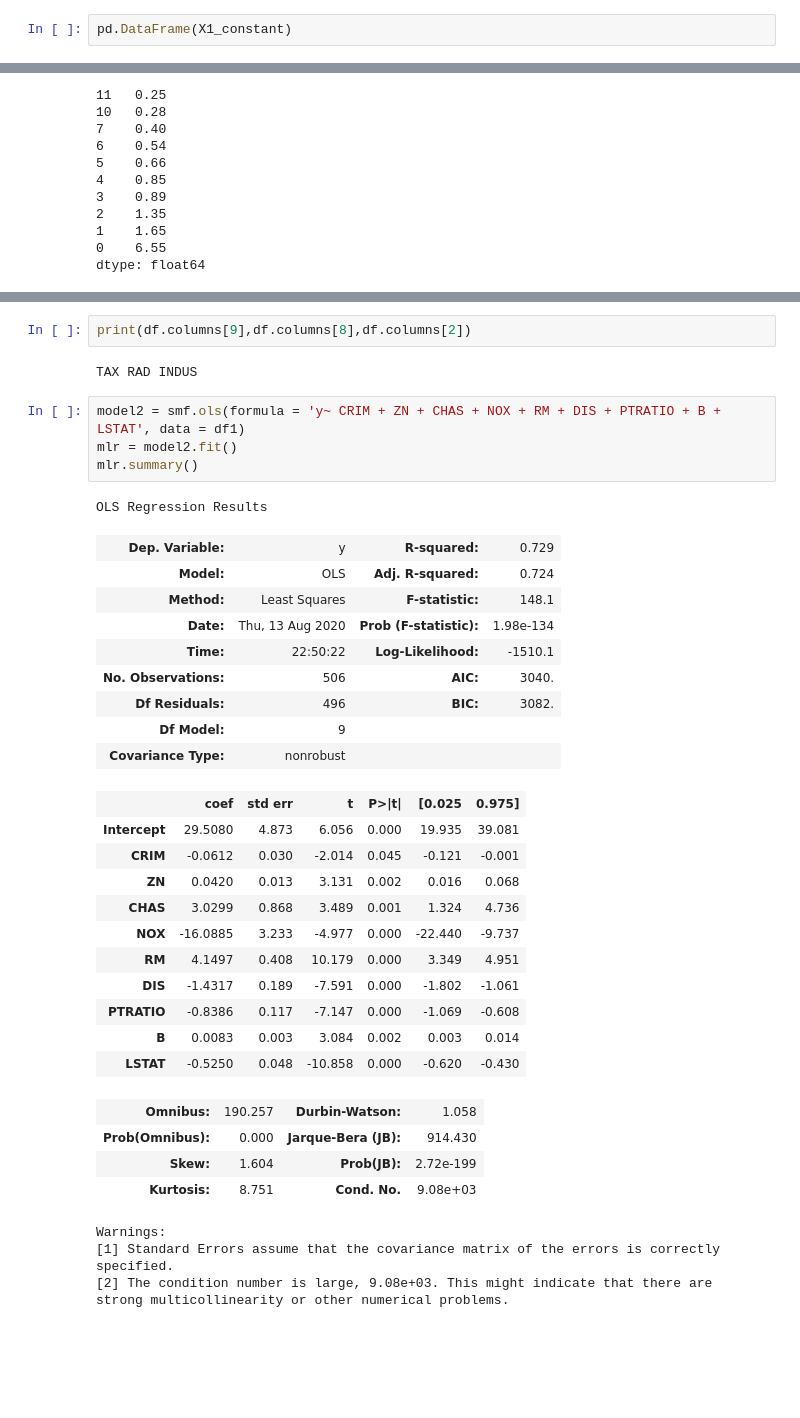
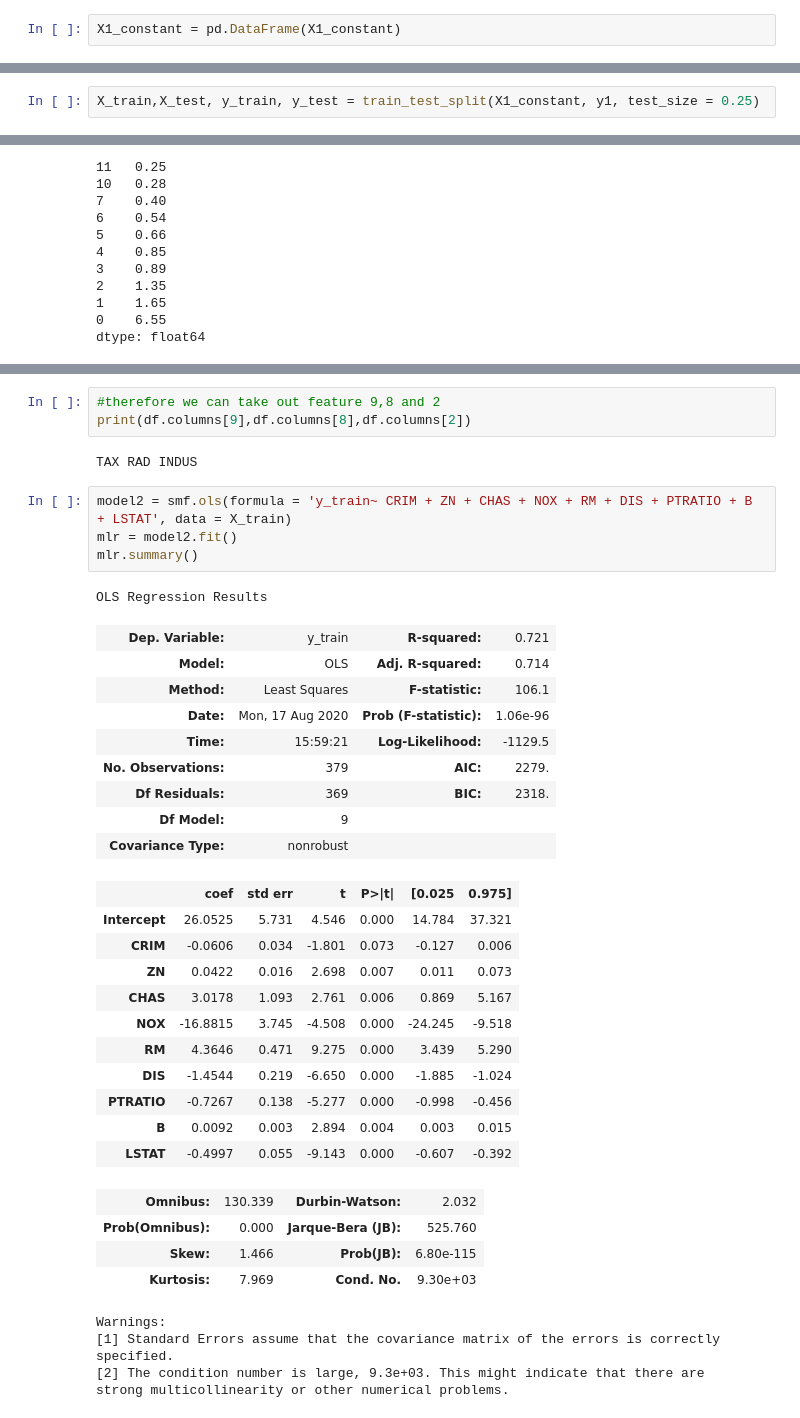
Before and after one commit to aayu1990/Regression-Boston_housing_prices, a Jupyter notebook: Boston-housing-prices.ipynb, the cells around one changed output, grey strips where cells are left out. Saved outputs shown, nothing was run; the diff lists cells and outputs as text; blank space fills up the shorter version.

```diff
--- a/Boston-housing-prices.ipynb
+++ b/Boston-housing-prices.ipynb
@@ -174,4 +177,4 @@ y1 = X.target
 # %%
 X1_constant = sm.add_constant(X1)
 # %%
-pd.DataFrame(X1_constant)
+X1_constant = pd.DataFrame(X1_constant)
@@ -229,5 +218,7 @@ Warnings:
 [1] Standard Errors assume that the covariance matrix of the errors is correctly specified.
 [2] The condition number is large, 1.51e+04. This might indicate that there are
 strong multicollinearity or other numerical problems.
+# %%
+X_train,X_test, y_train, y_test = train_test_split(X1_constant, y1, test_size = 0.25)
 # %%
 #from the above summary we note that the p value for INDUS & AGE are very large and thus we can drop them
@@ -372,40 +380,41 @@ np.abs(pd.Series(eigenvectors[:,8])).sort_values(ascending=False)
 5    0.01
 dtype: float64
 # %%
+#therefore we can take out feature 9,8 and 2
 print(df.columns[9],df.columns[8],df.columns[2])
 # %% [output]
 TAX RAD INDUS
 # %%
-model2 = smf.ols(formula = 'y~ CRIM + ZN + CHAS + NOX + RM + DIS + PTRATIO + B + LSTAT', data = df1)
+model2 = smf.ols(formula = 'y_train~ CRIM + ZN + CHAS + NOX + RM + DIS + PTRATIO + B + LSTAT', data = X_train)
 mlr = model2.fit()
 mlr.summary()
 # %% [output]
 OLS Regression Results
-| Dep. Variable: | y | R-squared: | 0.729 |
-| Model: | OLS | Adj. R-squared: | 0.724 |
-| Method: | Least Squares | F-statistic: | 148.1 |
-| Date: | Thu, 13 Aug 2020 | Prob (F-statistic): | 1.98e-134 |
-| Time: | 22:50:22 | Log-Likelihood: | -1510.1 |
-| No. Observations: | 506 | AIC: | 3040. |
-| Df Residuals: | 496 | BIC: | 3082. |
+| Dep. Variable: | y_train | R-squared: | 0.721 |
+| Model: | OLS | Adj. R-squared: | 0.714 |
+| Method: | Least Squares | F-statistic: | 106.1 |
+| Date: | Mon, 17 Aug 2020 | Prob (F-statistic): | 1.06e-96 |
+| Time: | 15:59:21 | Log-Likelihood: | -1129.5 |
+| No. Observations: | 379 | AIC: | 2279. |
+| Df Residuals: | 369 | BIC: | 2318. |
 | Df Model: | 9 |  |  |
 | Covariance Type: | nonrobust |  |  |
 |  | coef | std err | t | P>|t| | [0.025 | 0.975] |
-| Intercept | 29.5080 | 4.873 | 6.056 | 0.000 | 19.935 | 39.081 |
-| CRIM | -0.0612 | 0.030 | -2.014 | 0.045 | -0.121 | -0.001 |
-| ZN | 0.0420 | 0.013 | 3.131 | 0.002 | 0.016 | 0.068 |
-| CHAS | 3.0299 | 0.868 | 3.489 | 0.001 | 1.324 | 4.736 |
-| NOX | -16.0885 | 3.233 | -4.977 | 0.000 | -22.440 | -9.737 |
-| RM | 4.1497 | 0.408 | 10.179 | 0.000 | 3.349 | 4.951 |
-| DIS | -1.4317 | 0.189 | -7.591 | 0.000 | -1.802 | -1.061 |
-| PTRATIO | -0.8386 | 0.117 | -7.147 | 0.000 | -1.069 | -0.608 |
-| B | 0.0083 | 0.003 | 3.084 | 0.002 | 0.003 | 0.014 |
-| LSTAT | -0.5250 | 0.048 | -10.858 | 0.000 | -0.620 | -0.430 |
+| Intercept | 26.0525 | 5.731 | 4.546 | 0.000 | 14.784 | 37.321 |
+| CRIM | -0.0606 | 0.034 | -1.801 | 0.073 | -0.127 | 0.006 |
+| ZN | 0.0422 | 0.016 | 2.698 | 0.007 | 0.011 | 0.073 |
+| CHAS | 3.0178 | 1.093 | 2.761 | 0.006 | 0.869 | 5.167 |
+| NOX | -16.8815 | 3.745 | -4.508 | 0.000 | -24.245 | -9.518 |
+| RM | 4.3646 | 0.471 | 9.275 | 0.000 | 3.439 | 5.290 |
+| DIS | -1.4544 | 0.219 | -6.650 | 0.000 | -1.885 | -1.024 |
+| PTRATIO | -0.7267 | 0.138 | -5.277 | 0.000 | -0.998 | -0.456 |
+| B | 0.0092 | 0.003 | 2.894 | 0.004 | 0.003 | 0.015 |
+| LSTAT | -0.4997 | 0.055 | -9.143 | 0.000 | -0.607 | -0.392 |
-| Omnibus: | 190.257 | Durbin-Watson: | 1.058 |
-| Prob(Omnibus): | 0.000 | Jarque-Bera (JB): | 914.430 |
-| Skew: | 1.604 | Prob(JB): | 2.72e-199 |
-| Kurtosis: | 8.751 | Cond. No. | 9.08e+03 |
+| Omnibus: | 130.339 | Durbin-Watson: | 2.032 |
+| Prob(Omnibus): | 0.000 | Jarque-Bera (JB): | 525.760 |
+| Skew: | 1.466 | Prob(JB): | 6.80e-115 |
+| Kurtosis: | 7.969 | Cond. No. | 9.30e+03 |
 Warnings:
 [1] Standard Errors assume that the covariance matrix of the errors is correctly specified.
-[2] The condition number is large, 9.08e+03. This might indicate that there are
+[2] The condition number is large, 9.3e+03. This might indicate that there are
 strong multicollinearity or other numerical problems.
```
Also changed, not shown: parts of 22 cells of this notebook.
